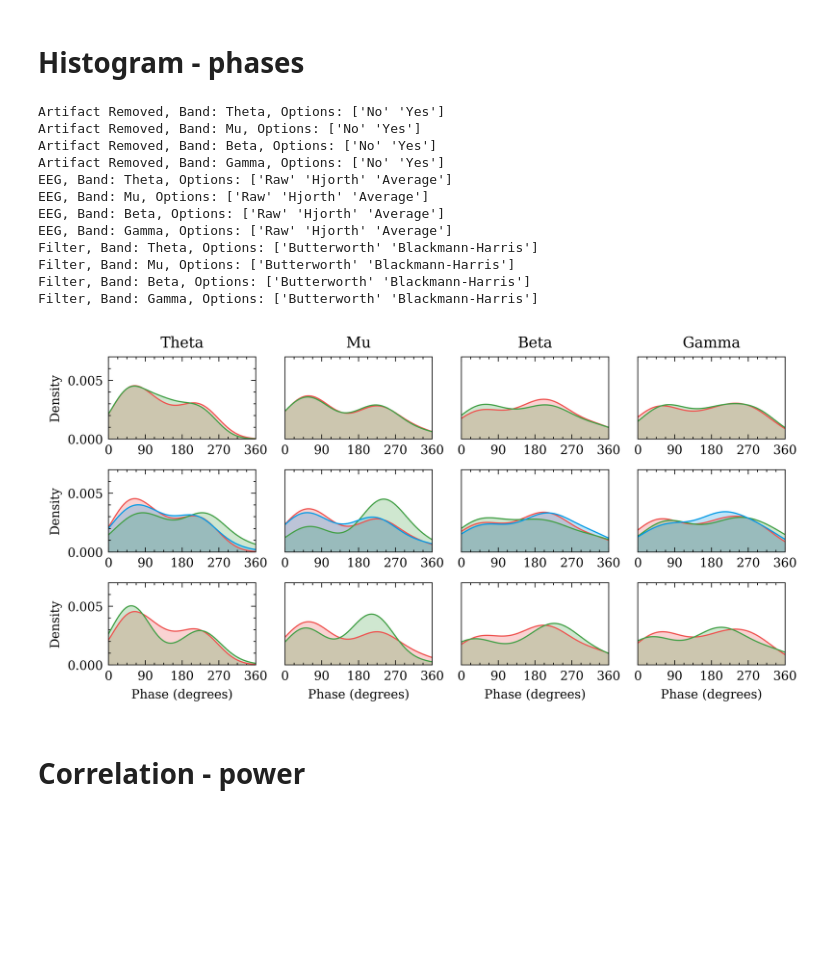
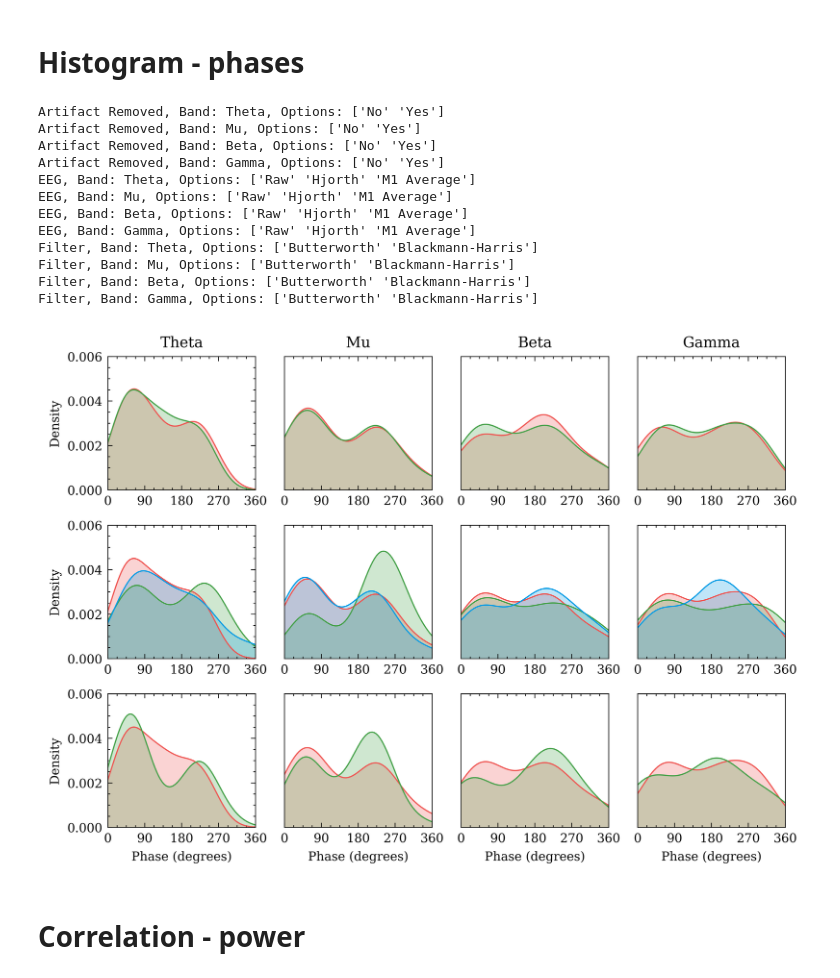
Before and after one commit to alamkanak/EEG-Correlation, a Jupyter notebook: 168-d2-plot.ipynb, the cells around one changed output. Drawn from its saved outputs; the diff is of its cells as text; code cells hidden in the pictures; blank space fills up the shorter version.

```diff
--- a/168-d2-plot.ipynb
+++ b/168-d2-plot.ipynb
@@ -257,60 +185,22 @@ ValueError: 'c' argument has 2 elements, which is not acceptable for use with 'x
 # %% [markdown]
 # Histogram - phases
-# %%
-df_phase2 = df_phase[df_phase['sub'] == df_phase['sub'].unique()[10]]
-
-with plt.style.context(['science-raquib']):
-    colors = ['#EF5350', '#43A047', '#039BE5']
-    f, axs = plt.subplots(3, 4, figsize=(7,3.5))
-    i = 0
-    j = 0
-    color_ind = 0
-    for variable in tqdm(list(def_values_phase.keys())):
-        df_phase3 = df_phase2.copy()
-        for key, value in def_values_phase.items():
-                if key != variable:
-                    df_phase3 = df_phase3[df_phase3[key] == value]
-        for band in ['Theta', 'Mu', 'Beta', 'Gamma']:
-            print('{}, Band: {}, Options: {}'.format(variable, band, df_phase3[variable].unique()))
-            for option in df_phase3[variable].unique():
-                df_phase4 = df_phase3[df_phase3['Band'] == band]
-                df_phase4 = df_phase4[df_phase4[variable] == option]
-                sns.distplot(df_phase4['Phase'], hist=False, color=colors[color_ind], kde_kws={"shade": True}, ax=axs[i, j])
-                color_ind = color_ind + 1
-                if i == 2:
-                    axs[i, j].set_xlabel('Phase (degrees)')
-                else:
-                    axs[i, j].set_xlabel('')
-                axs[i, j].set_xlim([0, 360])
-                axs[i, j].set_ylim([0, 0.007])
-                axs[i, j].set_xticks([0, 90, 180, 270, 360])
-            if i == 0:
-                axs[i, j].set_title(band)
-            if j == 0:
-                axs[i, j].set_ylabel('Density')
-            else:
-                axs[i, j].get_yaxis().set_visible(False)
-            j = j + 1
-            if j > 3:
-                j = 0
-            color_ind = 0
-        i = i + 1
-
-    plt.tight_layout()
-# %% [output]
-Artifact Removed, Band: Theta, Options: ['No' 'Yes']
-Artifact Removed, Band: Mu, Options: ['No' 'Yes']
-Artifact Removed, Band: Beta, Options: ['No' 'Yes']
-Artifact Removed, Band: Gamma, Options: ['No' 'Yes']
-EEG, Band: Theta, Options: ['Raw' 'Hjorth' 'Average']
-EEG, Band: Mu, Options: ['Raw' 'Hjorth' 'Average']
-EEG, Band: Beta, Options: ['Raw' 'Hjorth' 'Average']
-EEG, Band: Gamma, Options: ['Raw' 'Hjorth' 'Average']
-Filter, Band: Theta, Options: ['Butterworth' 'Blackmann-Harris']
-Filter, Band: Mu, Options: ['Butterworth' 'Blackmann-Harris']
-Filter, Band: Beta, Options: ['Butterworth' 'Blackmann-Harris']
-Filter, Band: Gamma, Options: ['Butterworth' 'Blackmann-Harris']
-[figure, removed]
+# %%
+df_subject = df_phase[df_phase['sub'] == df_phase['sub'].unique()[10]]
+eegplot.phase_hist_plot(df_subject, def_values_phase, y_lim=[0, 0.006])
+# %% [output]
+Artifact Removed, Band: Theta, Options: ['No' 'Yes']
+Artifact Removed, Band: Mu, Options: ['No' 'Yes']
+Artifact Removed, Band: Beta, Options: ['No' 'Yes']
+Artifact Removed, Band: Gamma, Options: ['No' 'Yes']
+EEG, Band: Theta, Options: ['Raw' 'Hjorth' 'M1 Average']
+EEG, Band: Mu, Options: ['Raw' 'Hjorth' 'M1 Average']
+EEG, Band: Beta, Options: ['Raw' 'Hjorth' 'M1 Average']
+EEG, Band: Gamma, Options: ['Raw' 'Hjorth' 'M1 Average']
+Filter, Band: Theta, Options: ['Butterworth' 'Blackmann-Harris']
+Filter, Band: Mu, Options: ['Butterworth' 'Blackmann-Harris']
+Filter, Band: Beta, Options: ['Butterworth' 'Blackmann-Harris']
+Filter, Band: Gamma, Options: ['Butterworth' 'Blackmann-Harris']
+[figure, added]
 # %% [markdown]
 # Correlation - power
 # %%
```
Also changed, not shown: parts of 18 cells of this notebook, 4 other files.
